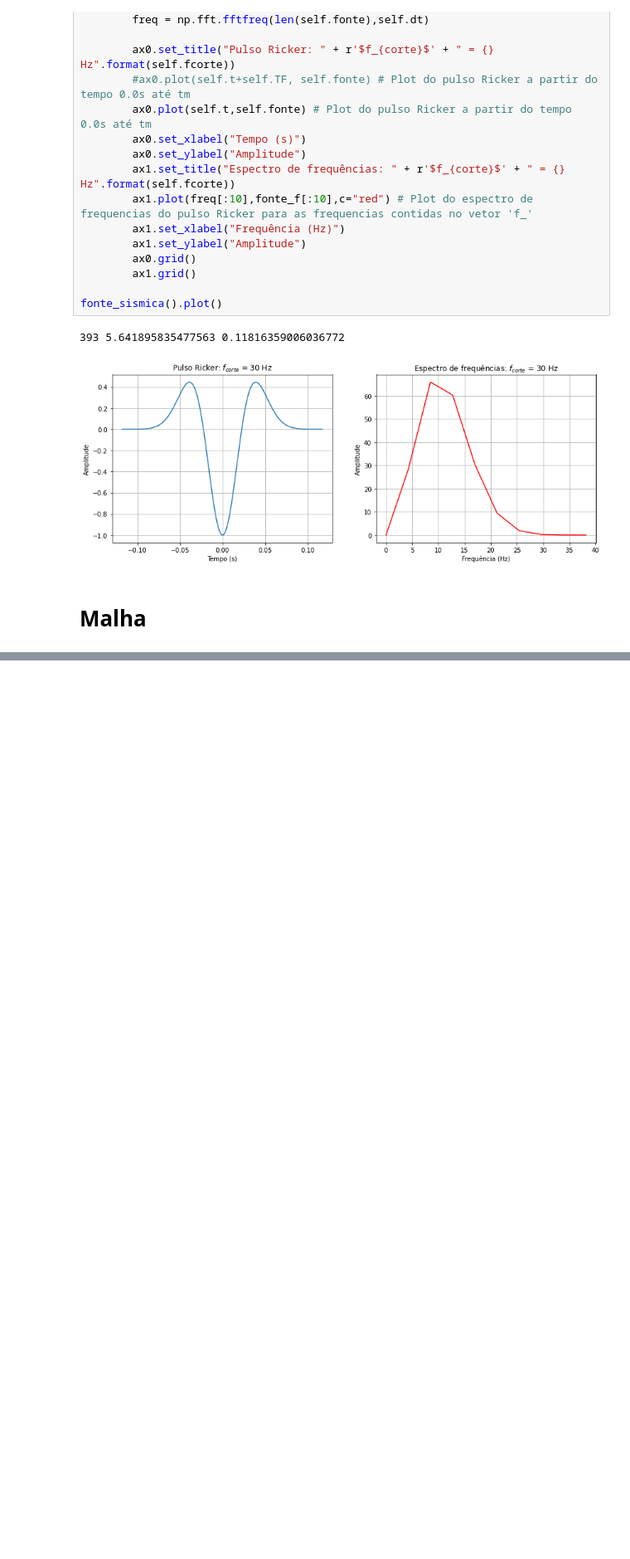
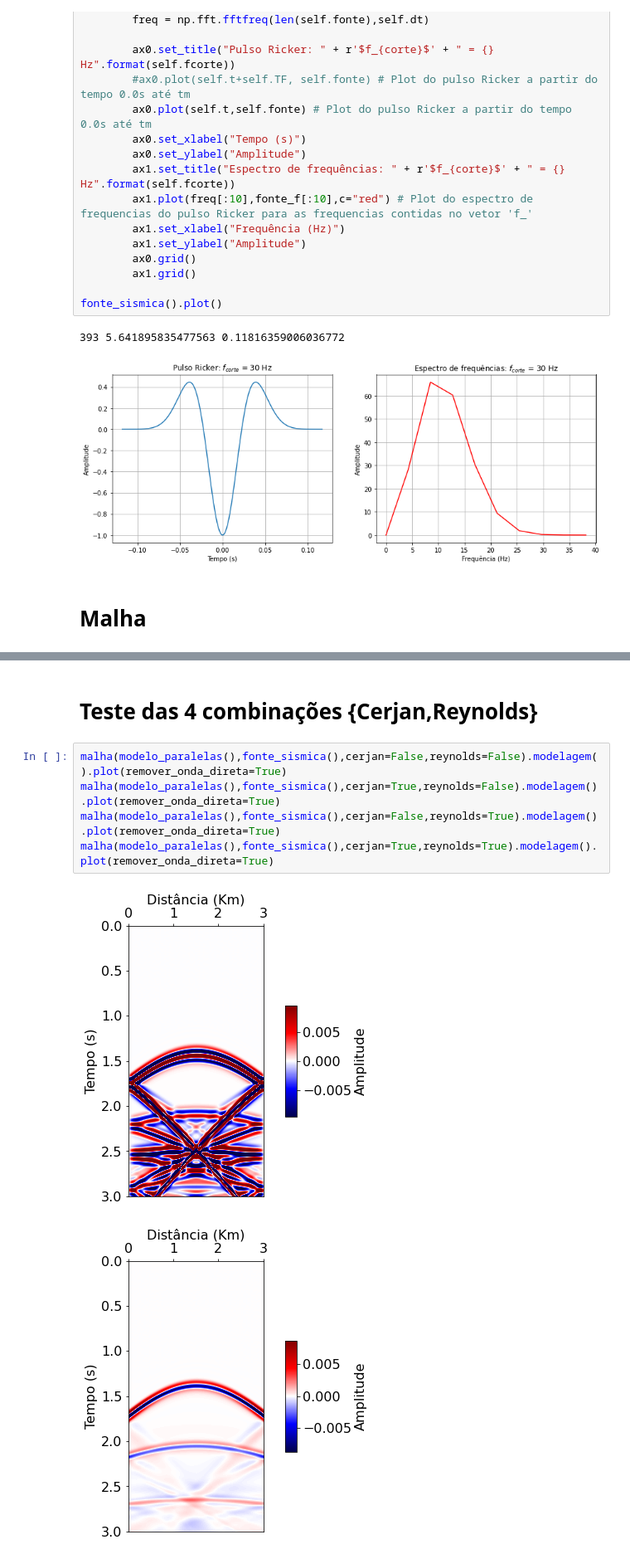
Before and after one commit to thiago-carneiro/mestrado, a Jupyter notebook: procSinais/modelagem.ipynb, the cells around one changed output, grey strips where cells are left out. Shown at 83% size. Saved outputs shown, nothing was run; the diff lists cells and outputs as text; blank space fills up the shorter version.

```diff
--- a/procSinais/modelagem.ipynb
+++ b/procSinais/modelagem.ipynb
@@ -321,0 +304,10 @@ malha(modelo_paralelas(),fonte_sismica(),cerjan=True,reynolds=True).modelagem().
+# %% [markdown]
+# Teste das 4 combinações {Cerjan,Reynolds}
+# %%
+malha(modelo_paralelas(),fonte_sismica(),cerjan=False,reynolds=False).modelagem().plot(remover_onda_direta=True)
+malha(modelo_paralelas(),fonte_sismica(),cerjan=True,reynolds=False).modelagem().plot(remover_onda_direta=True)
+malha(modelo_paralelas(),fonte_sismica(),cerjan=False,reynolds=True).modelagem().plot(remover_onda_direta=True)
+malha(modelo_paralelas(),fonte_sismica(),cerjan=True,reynolds=True).modelagem().plot(remover_onda_direta=True)
+# %% [output]
+[figure, added]
+[figure, added]
```
Also changed, not shown: parts of 4 cells of this notebook.
